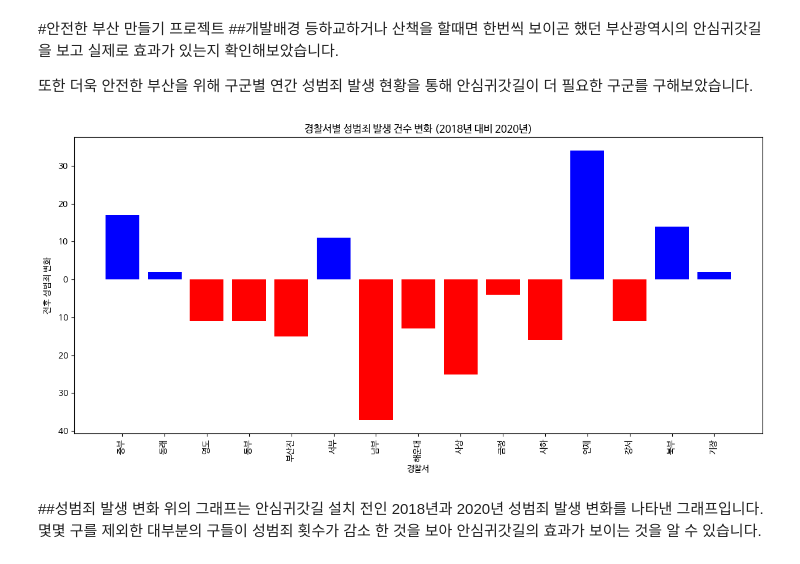
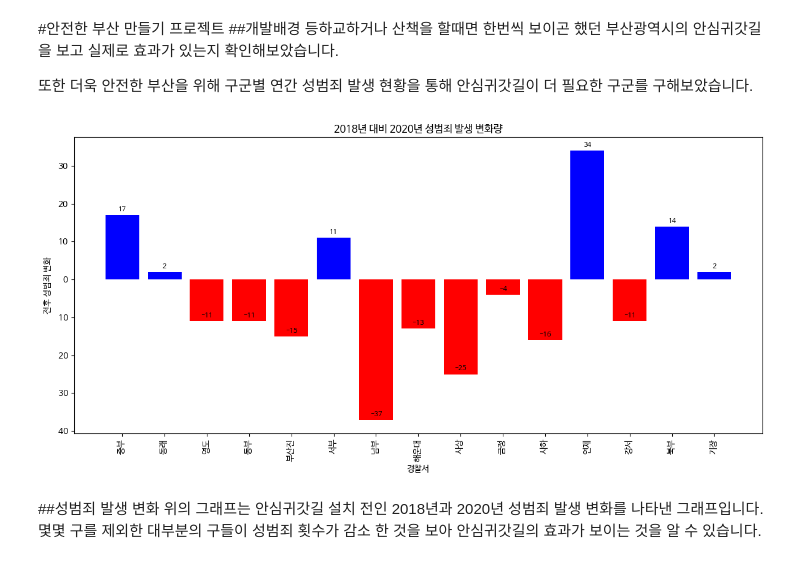
Before and after one commit to dongaIT/good-os, a Jupyter notebook: Safe_Busan.ipynb, the cells around one changed output. Cells and saved outputs as stored; diff of their text form; code cells hidden in the pictures.

```diff
--- a/Safe_Busan.ipynb
+++ b/Safe_Busan.ipynb
@@ -30,38 +30,43 @@ fc-cache: succeeded
 또한 더욱 안전한 부산을 위해 구군별 연간 성범죄 발생 현황을 통해 안심귀갓길이 더 필요한 구군를 구해보았습니다.
 # %%
 # prompt: /content/교부산지방경찰청_경찰서별5대범죄발생현황_설치 전 후 비교.csv를 읽고
-#  연번이 2018인 항목들과 2020인 항목을 비교해주면 돼. 동일한 "경찰서"을 찾고 연번이 2020인 " 성범죄"에서 2018의
-#  " 성범죄"를 빼주면 될거같아 Y축은 전후 성범죄 변화 근데 증가했는지 감소했는지 알수있어야해 X축은 경찰서로 해서 그래프를 그려줘
+# 연번이 2018인 항목들과 2020인 항목을 비교해주면 돼. 동일한 "경찰서"을 찾고 연번이 2020인 " 성범죄"에서 2018의
+# " 성범죄"를 빼주면 될거같아 Y축은 전후 성범죄 변화 근데 증가했는지 감소했는지 알수있어야해 X축은 경찰서로 해서 그래프를 그려줘
 # 강조사항 "성범죄" 가 아니고 " 성범죄야" 앞에 공백 있다!!
 
 import pandas as pd
 import matplotlib.pyplot as plt
 plt.rc('font', family='NanumBarunGothic')
 
 # CSV 파일 읽기
-data = pd.read_csv('/content/교부산지방경찰청_경찰서별5대범죄발생현황_설치 전 후 비교.csv', encoding='cp949')
+df = pd.read_csv('/content/교부산지방경찰청_경찰서별5대범죄발생현황_설치 전 후 비교.csv', encoding='cp949')
 
-# 2018년 및 2020년 데이터 추출
-data_2018 = data[data['연번'] == 2018]
-data_2020 = data[data['연번'] == 2020]
+# 연번이 2018인 데이터와 2020인 데이터 추출
+df_2018 = df[df['연번'] == 2018]
+df_2020 = df[df['연번'] == 2020]
 
-# 경찰서 기준으로 데이터 병합
-merged_data = pd.merge(data_2018, data_2020, on='경찰서', suffixes=('_2018', '_2020'))
+# 경찰서를 기준으로 병합
+merged_df = pd.merge(df_2018, df_2020, on='경찰서', suffixes=('_2018', '_2020'))
 
-# 성범죄 발생 건수 변화 계산
-merged_data['성범죄_변화'] = merged_data[' 성범죄_2020'] - merged_data[' 성범죄_2018']
+# 성범죄 발생 건수 차이 계산
+merged_df['성범죄_변화'] = merged_df[' 성범죄_2020'] - merged_df[' 성범죄_2018']
 
 # 그래프 그리기
 plt.figure(figsize=(12, 6))
-plt.bar(merged_data['경찰서'], merged_data['성범죄_변화'], color=['red' if x < 0 else 'blue' for x in merged_data['성범죄_변화']])
+plt.bar(merged_df['경찰서'], merged_df['성범죄_변화'], color=['red' if x < 0 else 'blue' for x in merged_df['성범죄_변화']])
 plt.xlabel('경찰서')
 plt.ylabel('전후 성범죄 변화')
-plt.title('경찰서별 성범죄 발생 건수 변화 (2018년 대비 2020년)')
-plt.xticks(rotation=90)
+plt.title('2018년 대비 2020년 성범죄 발생 변화량')
+plt.xticks(rotation=90)  # x축 레이블 회전
+
+# 변화량 값 표시
+for i, v in enumerate(merged_df['성범죄_변화']):
+    plt.text(i, v + 0.5, str(v), ha='center', va='bottom', fontsize=8) # 값을 바 위에 표시
+
 plt.tight_layout()
 plt.show()
 # %% [output]
-[figure, old version]
+[figure, new version]
 # %% [markdown]
 ##성범죄 발생 변화
 위의 그래프는 안심귀갓길 설치 전인 2018년과 2020년 성범죄 발생 변화를 나타낸 그래프입니다. 몇몇 구를 제외한 대부분의 구들이 성범죄 횟수가 감소 한 것을 보아 안심귀갓길의 효과가 보이는 것을 알 수 있습니다.
```
Also changed, not shown: parts of 2 cells of this notebook.
